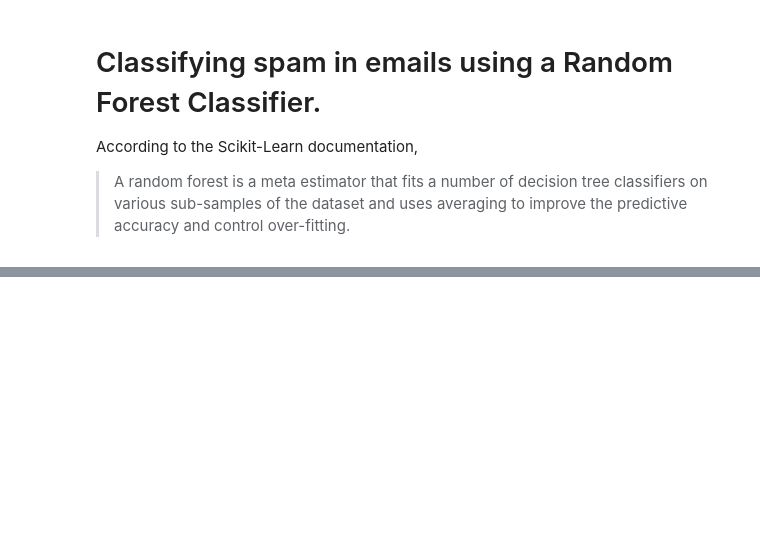
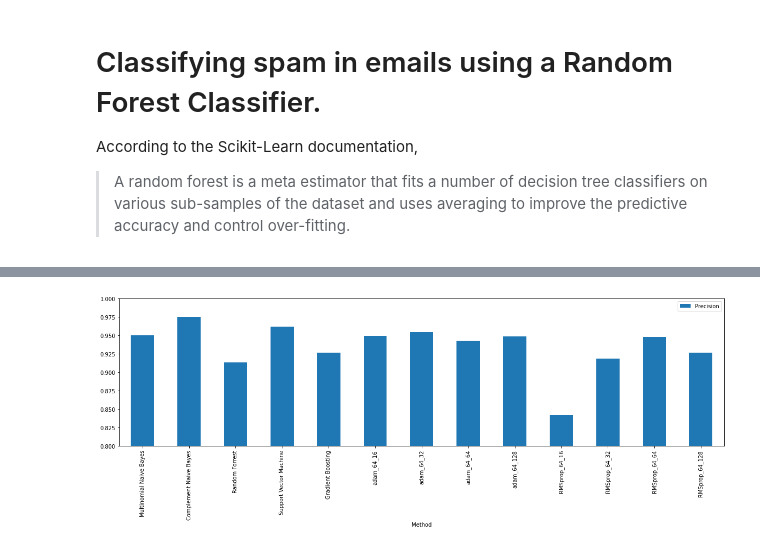
Before and after one commit to RitaRez/spam-classification, a Jupyter notebook: spam_classification.ipynb, the cells around one changed output, grey strips where cells are left out. Cells and saved outputs as stored; diff of their text form; code cells hidden in the pictures; blank space fills up the shorter version.

```diff
--- a/spam_classification.ipynb
+++ b/spam_classification.ipynb
@@ -528,0 +685,5 @@ F-Measure: 0.955
+# %%
+df = pd.read_csv("./data/scores/general.csv")
+
+sorted_precision = df.sort_values(by ='Precision', ascending=False)
+display(sorted_precision[['Method', 'Precision']])
@@ -528,0 +709,8 @@ F-Measure: 0.955
+# %%
+plt.rcParams["figure.figsize"] = (20,5)
+fig = df.plot(x ='Method', y='Precision', kind = 'bar')
+plt.ylim(0.8, 1.0)
+
+plt.show()
+# %% [output]
+[figure, added]
```
Also changed, not shown: parts of 111 cells of this notebook, 17 other files.
